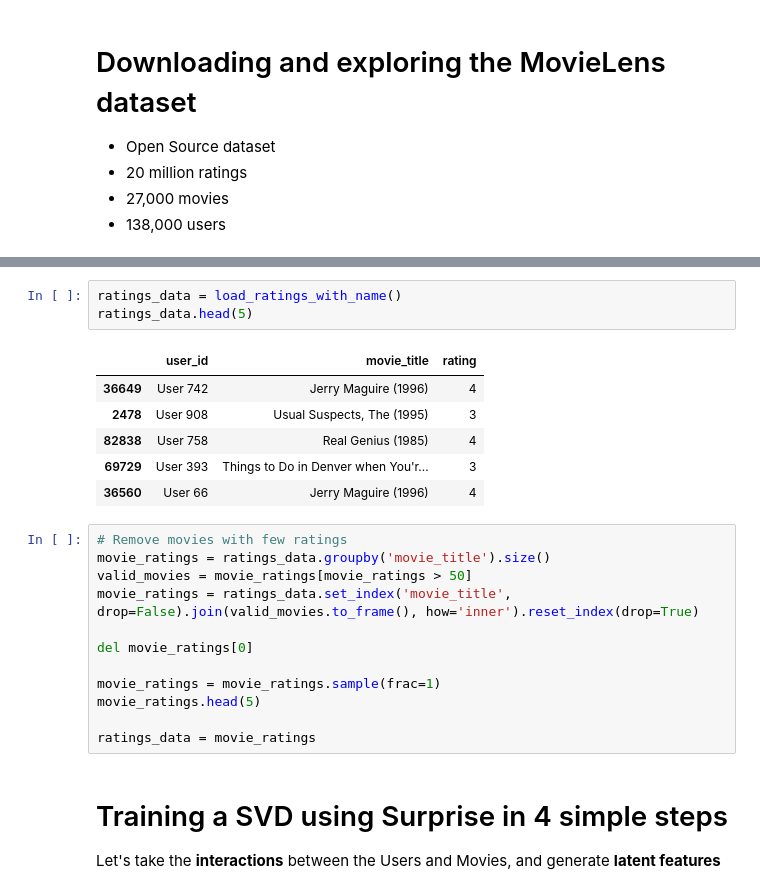
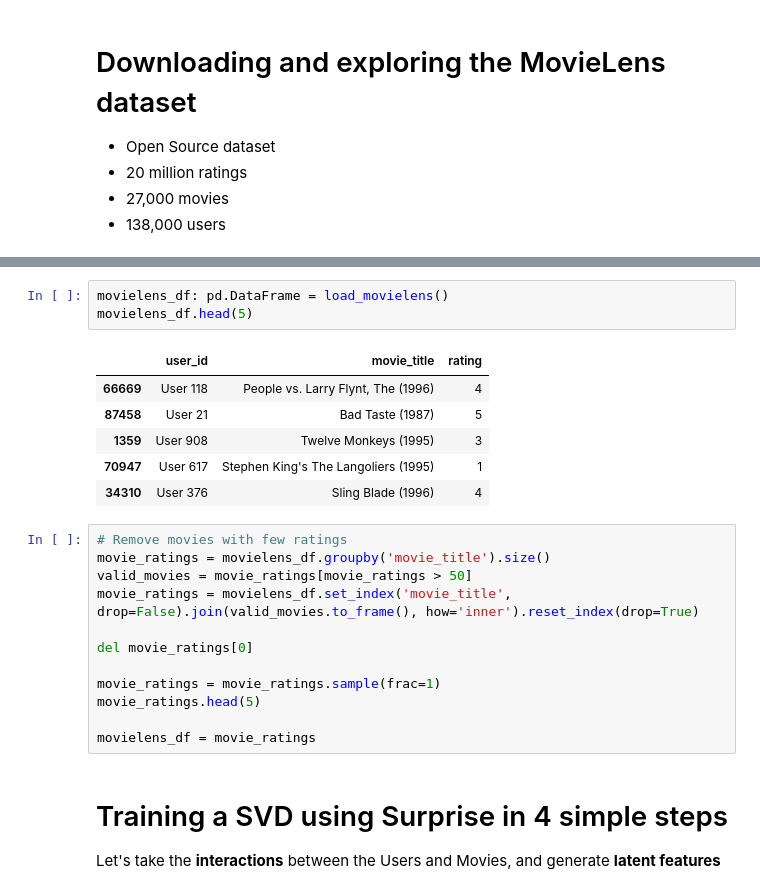
Before and after one commit to PirosB3/PyConUS2018, a Jupyter notebook: SVD scikit.ipynb, the cells around one changed output, grey strips where cells are left out. Saved outputs shown, nothing was run; the diff lists cells and outputs as text.

```diff
--- a/SVD scikit.ipynb
+++ b/SVD scikit.ipynb
@@ -147,25 +116,25 @@ user_and_preferences.mean()
-# %%
-ratings_data = load_ratings_with_name()
-ratings_data.head(5)
-# %% [output]
-|  | user_id | movie_title | rating |
-| 36649 | User 742 | Jerry Maguire (1996) | 4 |
-| 2478 | User 908 | Usual Suspects, The (1995) | 3 |
-| 82838 | User 758 | Real Genius (1985) | 4 |
-| 69729 | User 393 | Things to Do in Denver when You'r... | 3 |
-| 36560 | User 66 | Jerry Maguire (1996) | 4 |
+# %%
+movielens_df: pd.DataFrame = load_movielens()
+movielens_df.head(5)
+# %% [output]
+|  | user_id | movie_title | rating |
+| 66669 | User 118 | People vs. Larry Flynt, The (1996) | 4 |
+| 87458 | User 21 | Bad Taste (1987) | 5 |
+| 1359 | User 908 | Twelve Monkeys (1995) | 3 |
+| 70947 | User 617 | Stephen King's The Langoliers (1995) | 1 |
+| 34310 | User 376 | Sling Blade (1996) | 4 |
 # %%
 # Remove movies with few ratings
-movie_ratings = ratings_data.groupby('movie_title').size()
+movie_ratings = movielens_df.groupby('movie_title').size()
 valid_movies = movie_ratings[movie_ratings > 50]
-movie_ratings = ratings_data.set_index('movie_title', drop=False).join(valid_movies.to_frame(), how='inner').reset_index(drop=True)
+movie_ratings = movielens_df.set_index('movie_title', drop=False).join(valid_movies.to_frame(), how='inner').reset_index(drop=True)
 
 del movie_ratings[0]
 
 movie_ratings = movie_ratings.sample(frac=1)
 movie_ratings.head(5)
 
-ratings_data = movie_ratings
+movielens_df = movie_ratings
 # %% [markdown]
 # Training a SVD using Surprise in 4 simple steps
 
```
Also changed, not shown: parts of 11 cells of this notebook, 6 other files.
